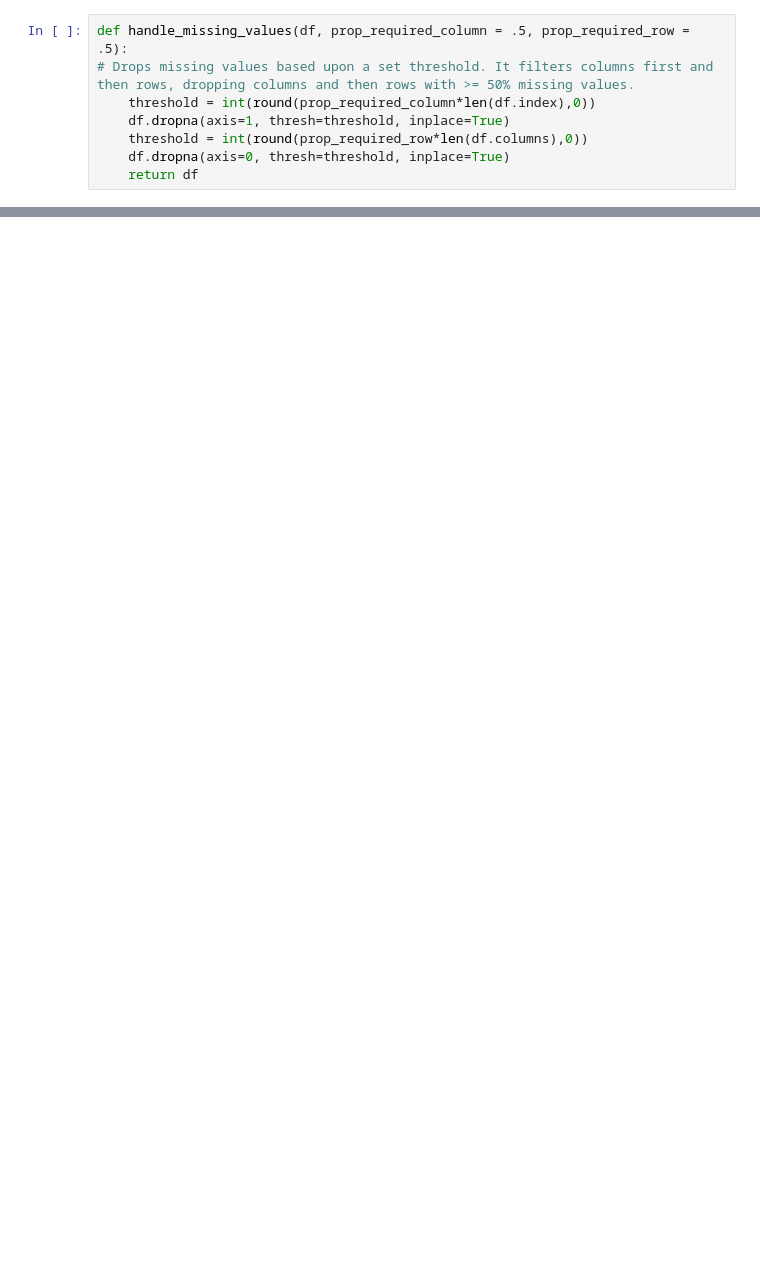
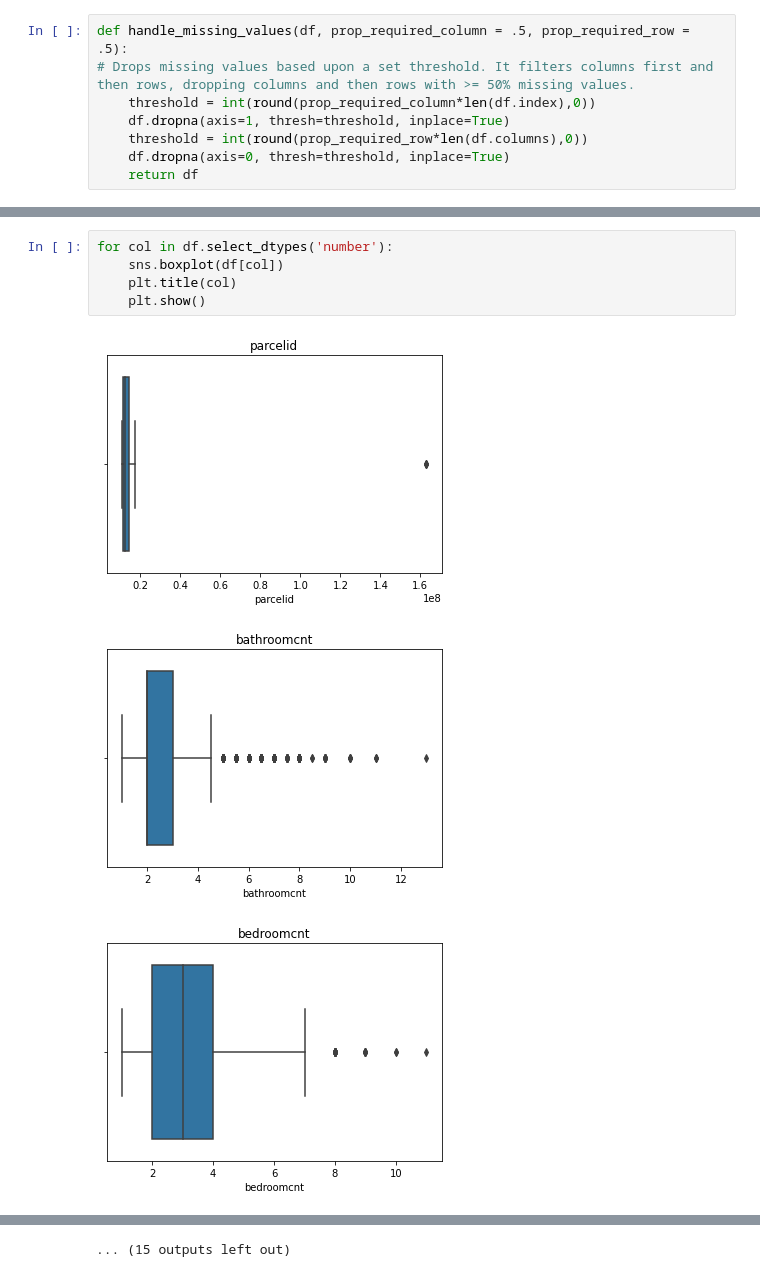
Before and after one commit to rachelrobbinsmayhill/clustering_project, a Jupyter notebook: work_clustering.ipynb, the cells around one changed output, grey strips where cells are left out. Cells and saved outputs as stored; diff of their text form; blank space fills up the shorter version.

```diff
--- a/work_clustering.ipynb
+++ b/work_clustering.ipynb
@@ -228,0 +288,9 @@ dtype: int64
+# %%
+for col in df.select_dtypes('number'):
+    sns.boxplot(df[col])
+    plt.title(col)
+    plt.show()
+# %% [output]
+[figure, added]
+[figure, added]
+[figure, added]
@@ -228,0 +306 @@ dtype: int64
+... (15 outputs left out)
```
Also changed, not shown: parts of 54 cells of this notebook.
